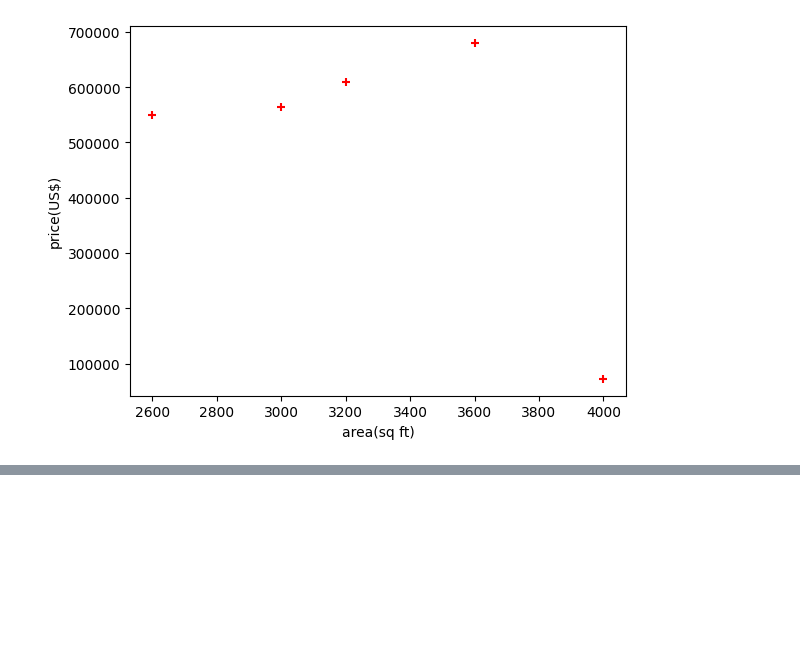
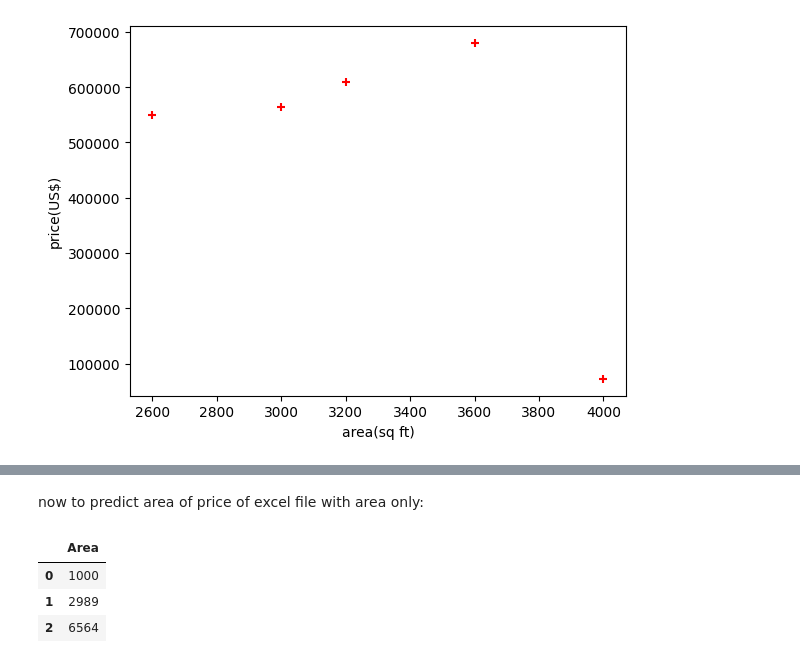
Before and after one commit to Fayas7/machine-Learning-python, a Jupyter notebook: Linear regreesion single variable.ipynb, the cells around one changed output, grey strips where cells are left out. Drawn from its saved outputs; the diff is of its cells as text; code cells hidden in the pictures; blank space fills up the shorter version.

```diff
--- a/Linear regreesion single variable.ipynb
+++ b/Linear regreesion single variable.ipynb
@@ -31,0 +78,10 @@ plt.scatter(df.Area,df.price, color='red' ,marker='+')
+# %% [markdown]
+now to predict area of price of excel file with area only:
+# %%
+d=pd.read_csv("data\Area_for_prediction.csv")
+d.head(3)
+# %% [output]
+|  | Area |
+| 0 | 1000 |
+| 1 | 2989 |
+| 2 | 6564 |
```
Also changed, not shown: parts of 14 cells of this notebook, 1 other file.
